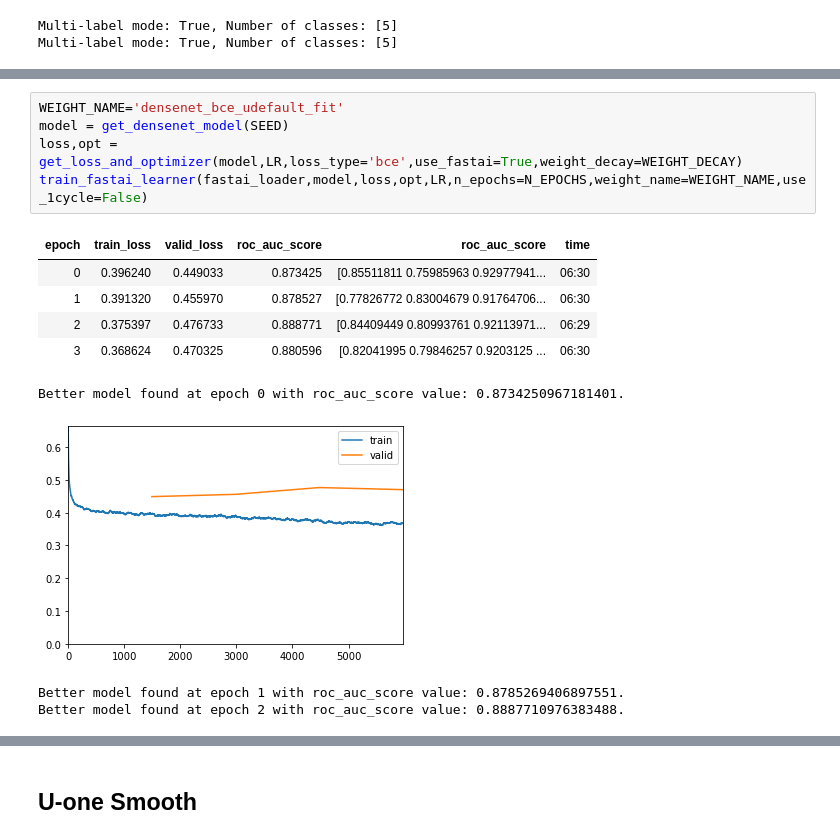
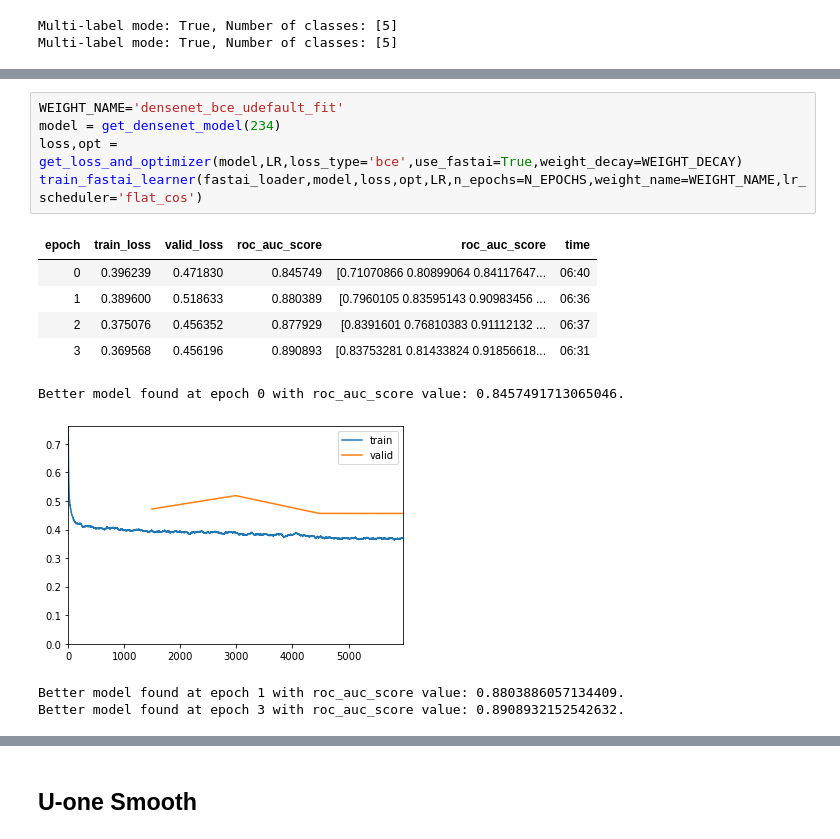
Before and after one commit to anhquan0412/chestx_interpretation, a Jupyter notebook: 1_pick_best_uncertainty_replacement_full.ipynb, the cells around one changed output, grey strips where cells are left out. Saved outputs shown, nothing was run; the diff lists cells and outputs as text.

Commit message:
add few smoothing methods and vanilla trainning, with experiments

```diff
--- a/1_pick_best_uncertainty_replacement_full.ipynb
+++ b/1_pick_best_uncertainty_replacement_full.ipynb
@@ -154,15 +216,15 @@ Multi-label mode: True, Number of classes: [5]
 # %%
 WEIGHT_NAME='densenet_bce_udefault_fit'
-model = get_densenet_model(SEED)
+model = get_densenet_model(234)
 loss,opt = get_loss_and_optimizer(model,LR,loss_type='bce',use_fastai=True,weight_decay=WEIGHT_DECAY)
-train_fastai_learner(fastai_loader,model,loss,opt,LR,n_epochs=N_EPOCHS,weight_name=WEIGHT_NAME,use_1cycle=False)
+train_fastai_learner(fastai_loader,model,loss,opt,LR,n_epochs=N_EPOCHS,weight_name=WEIGHT_NAME,lr_scheduler='flat_cos')
 # %% [output]
 | epoch | train_loss | valid_loss | roc_auc_score | roc_auc_score | time |
-| 0 | 0.396240 | 0.449033 | 0.873425 | [0.85511811 0.75985963 0.92977941... | 06:30 |
-| 1 | 0.391320 | 0.455970 | 0.878527 | [0.77826772 0.83004679 0.91764706... | 06:30 |
-| 2 | 0.375397 | 0.476733 | 0.888771 | [0.84409449 0.80993761 0.92113971... | 06:29 |
-| 3 | 0.368624 | 0.470325 | 0.880596 | [0.82041995 0.79846257 0.9203125 ... | 06:30 |
+| 0 | 0.396239 | 0.471830 | 0.845749 | [0.71070866 0.80899064 0.84117647... | 06:40 |
+| 1 | 0.389600 | 0.518633 | 0.880389 | [0.7960105 0.83595143 0.90983456 ... | 06:36 |
+| 2 | 0.375076 | 0.456352 | 0.877929 | [0.8391601 0.76810383 0.91112132 ... | 06:37 |
+| 3 | 0.369568 | 0.456196 | 0.890893 | [0.83753281 0.81433824 0.91856618... | 06:31 |
-Better model found at epoch 0 with roc_auc_score value: 0.8734250967181401.
+Better model found at epoch 0 with roc_auc_score value: 0.8457491713065046.
-[figure, old version]
+[figure, new version]
-Better model found at epoch 1 with roc_auc_score value: 0.8785269406897551.
-Better model found at epoch 2 with roc_auc_score value: 0.8887710976383488.
+Better model found at epoch 1 with roc_auc_score value: 0.8803886057134409.
+Better model found at epoch 3 with roc_auc_score value: 0.8908932152542632.
```
Also changed, not shown: parts of 37 cells of this notebook, 3 other files.
